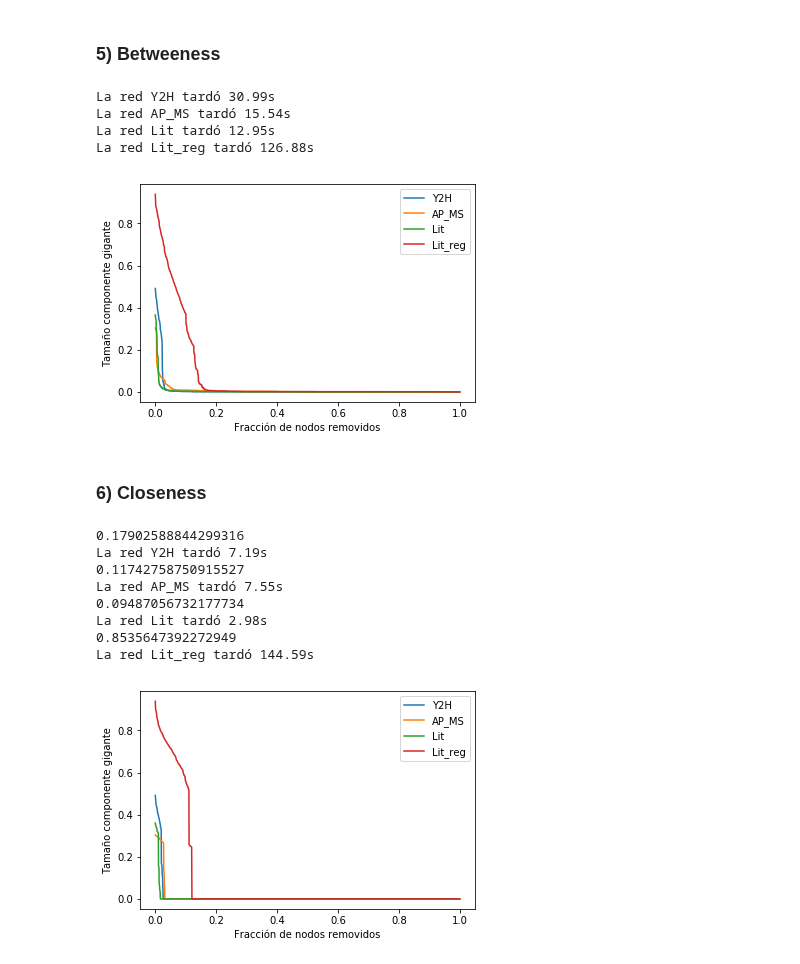
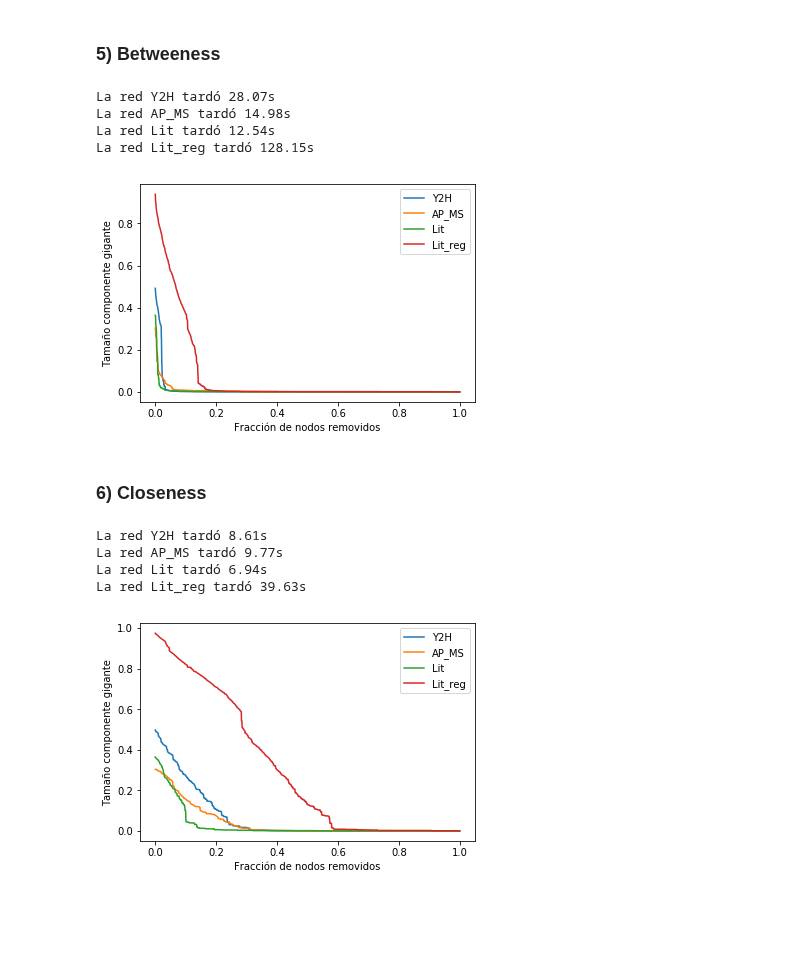
Before and after one commit to LunaKadysz/Redes, a Jupyter notebook: TPC_03/TPC_03.ipynb, the cells around one changed output. Saved outputs shown, nothing was run; the diff lists cells and outputs as text; code cells hidden in the pictures; blank space fills up the shorter version.

```diff
--- a/TPC_03/TPC_03.ipynb
+++ b/TPC_03/TPC_03.ipynb
@@ -419,10 +415,13 @@ def desarme_degree(red):
 
     return tamano_gigante
 # %%
+x_deg = {}
+y_deg = {}
+
 for red in redes_dict.keys():
-    y = desarme_degree(red)
-    x = [x / cant_nodos for x in range(0, len(y))]
-    plt.plot(x, y, label = f'{red}')
+    y_deg[red] = desarme_degree(red)
+    x_deg[red] = [x / cant_nodos for x in range(0, len(y_deg[red]))]
+    plt.plot(x_deg[red], y_deg[red], label = f'{red}')
 
 plt.xlabel("Fracción de nodos removidos")
 plt.ylabel("Tamaño componente gigante")
@@ -459,23 +458,26 @@ def desarme_bet(red):
 
     return tamano_gigante
 # %%
+x_bet = {}
+y_bet = {}
+
 for red in redes_dict.keys():
     start = time.time()
-    y = desarme_bet(red)
+    y_bet[red] = desarme_bet(red)
     end = time.time()
     print(f'La red {red} tardó {round(end - start, 2)}s')
-    x = [x / cant_nodos for x in range(0, len(y))]
-    plt.plot(x, y, label = f'{red}')
+    x_bet[red] = [x / cant_nodos for x in range(0, len(y_bet[red]))]
+    plt.plot(x_bet[red], y_bet[red], label = f'{red}')
 
 plt.xlabel("Fracción de nodos removidos")
 plt.ylabel("Tamaño componente gigante")
 plt.legend()
 plt.show()
 # %% [output]
-La red Y2H tardó 30.99s
-La red AP_MS tardó 15.54s
-La red Lit tardó 12.95s
-La red Lit_reg tardó 126.88s
+La red Y2H tardó 28.07s
+La red AP_MS tardó 14.98s
+La red Lit tardó 12.54s
+La red Lit_reg tardó 128.15s
 [figure]
 # %% [markdown]
 ### 6) Closeness
@@ -486,7 +488,9 @@ def close_ig(red):
     G_ig = ig.Graph(directed=True)
     G_ig.add_vertices(list(red.nodes()))
     G_ig.add_edges(list(red.edges()))
-    closeness = G_ig.closeness(vertices=None, mode='ALL', cutoff=None, weights=None, normalized=True)
+    conectado = G_ig.components()[0]
+    component = G_ig.subgraph(conectado)
+    closeness = component.closeness(vertices=None, mode='ALL', cutoff=None, weights=None, normalized=True)
     keys = list(red.nodes())
     close_dict = dict(zip(keys, closeness))
     return close_dict
@@ -494,7 +498,7 @@ def close_ig(red):
 import operator
 
 def desarme_close(red):
-    start = time.time()
+
     close = close_ig(redes_dict[red]['Grafo'])
 
     tamano_gigante = []
@@ -502,8 +506,7 @@ def desarme_close(red):
 
     i = 0
     size_gigante = redes_dict[red]['Nodos']
-    end = time.time()
-    print(end - start)
+
     while 1 <  Red_rota.number_of_nodes():
         node = max(close.items(), key=operator.itemgetter(1))[0]
         Red_rota.remove_node(node)
@@ -522,25 +525,24 @@ def desarme_close(red):
 
     return tamano_gigante
 # %%
+x_clos = {}
+y_clos = {}
+
 for red in redes_dict.keys():
     start = time.time()
-    y = desarme_close(red)
+    y_clos[red] = desarme_close(red)
     end = time.time()
     print(f'La red {red} tardó {round(end - start, 2)}s')
-    x = [x / cant_nodos for x in range(0, len(y))]
-    plt.plot(x, y, label = f'{red}')
+    x_clos[red] = [x / cant_nodos for x in range(0, len(y_clos[red]))]
+    plt.plot(x_clos[red], y_clos[red], label = f'{red}')
 
 plt.xlabel("Fracción de nodos removidos")
 plt.ylabel("Tamaño componente gigante")
 plt.legend()
 plt.show()
 # %% [output]
-0.17902588844299316
-La red Y2H tardó 7.19s
-0.11742758750915527
-La red AP_MS tardó 7.55s
-0.09487056732177734
-La red Lit tardó 2.98s
-0.8535647392272949
-La red Lit_reg tardó 144.59s
+La red Y2H tardó 8.61s
+La red AP_MS tardó 9.77s
+La red Lit tardó 6.94s
+La red Lit_reg tardó 39.63s
-[figure, old version]
+[figure, new version]
```
Also changed, not shown: parts of 5 cells of this notebook.
